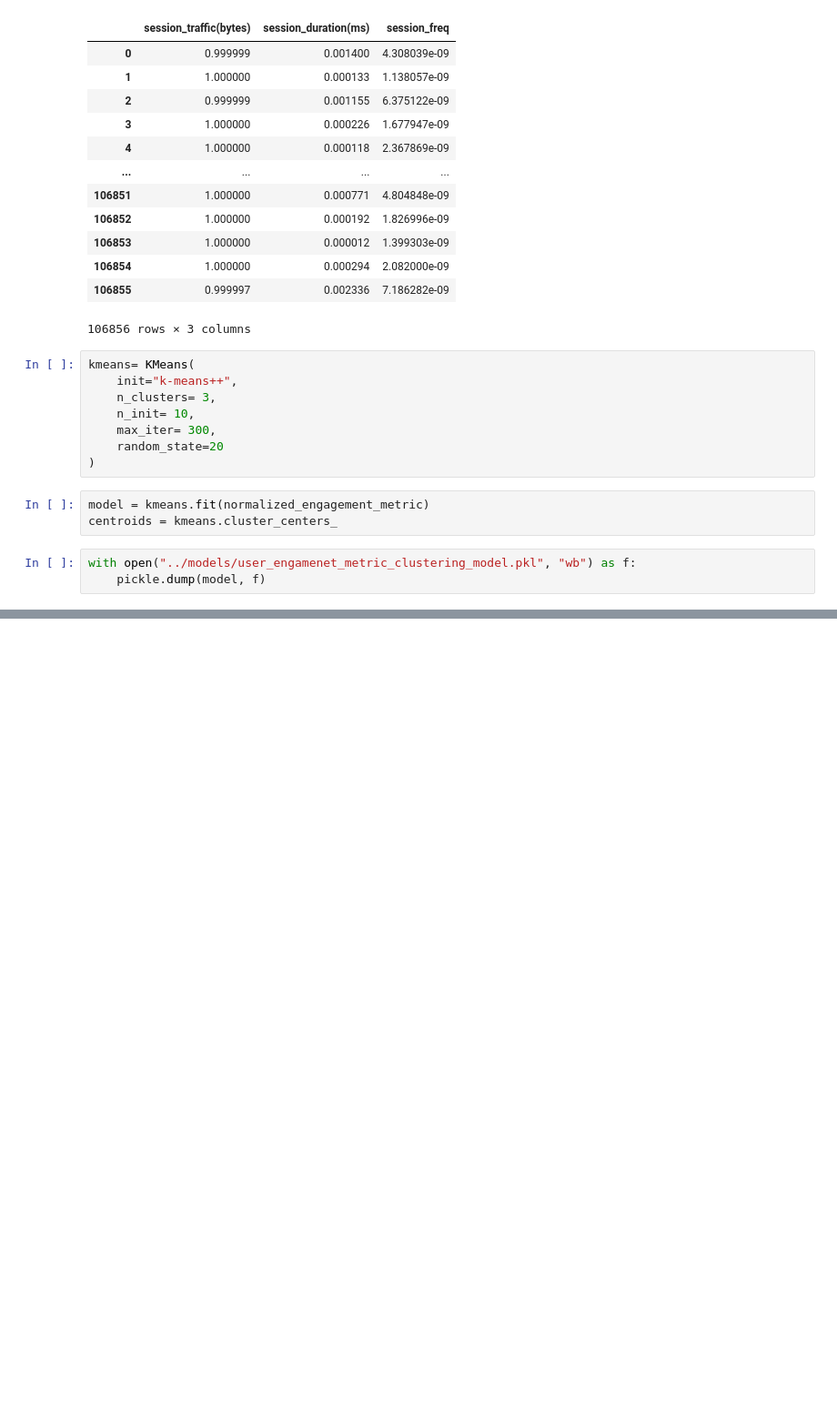
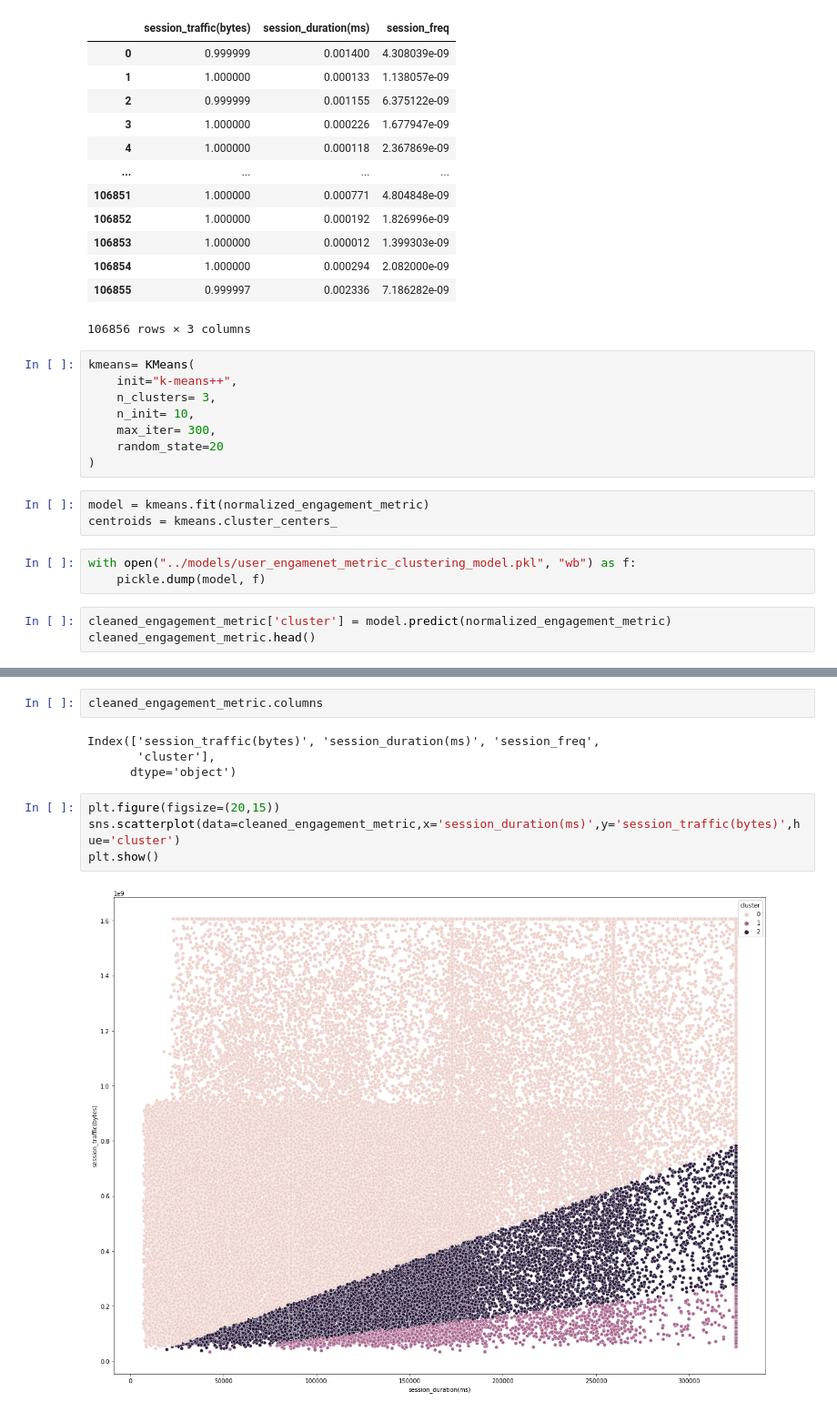
Before and after one commit to Nathnael12/Telecom_data_analysis, a Jupyter notebook: notebooks/UserEngagementAnalysis.ipynb, the cells around one changed output, grey strips where cells are left out. Shown at 91% size. Drawn from its saved outputs; the diff is of its cells as text; blank space fills up the shorter version.

Commit message:
clustered customers engagement under 3 groups

```diff
--- a/notebooks/UserEngagementAnalysis.ipynb
+++ b/notebooks/UserEngagementAnalysis.ipynb
@@ -320,3 +320,6 @@ centroids = kmeans.cluster_centers_
 # %%
 with open("../models/user_engamenet_metric_clustering_model.pkl", "wb") as f:
     pickle.dump(model, f)
+# %%
+cleaned_engagement_metric['cluster'] = model.predict(normalized_engagement_metric)
+cleaned_engagement_metric.head()
@@ -322,0 +334,12 @@ with open("../models/user_engamenet_metric_clustering_model.pkl", "wb") as f:
+# %%
+cleaned_engagement_metric.columns
+# %% [output]
+Index(['session_traffic(bytes)', 'session_duration(ms)', 'session_freq',
+       'cluster'],
+      dtype='object')
+# %%
+plt.figure(figsize=(20,15))
+sns.scatterplot(data=cleaned_engagement_metric,x='session_duration(ms)',y='session_traffic(bytes)',hue='cluster')
+plt.show()
+# %% [output]
+[figure, added]
```
Also changed, not shown: parts of 4 cells of this notebook.
